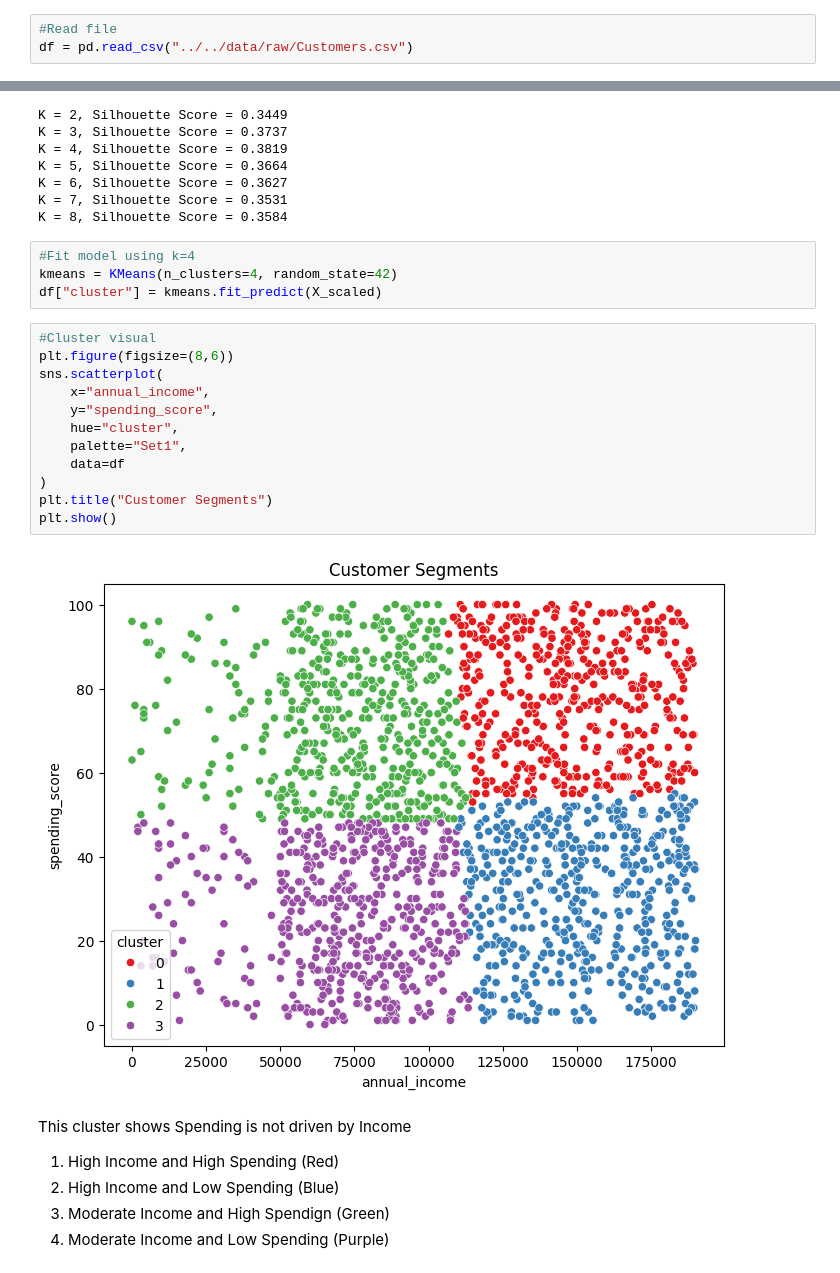
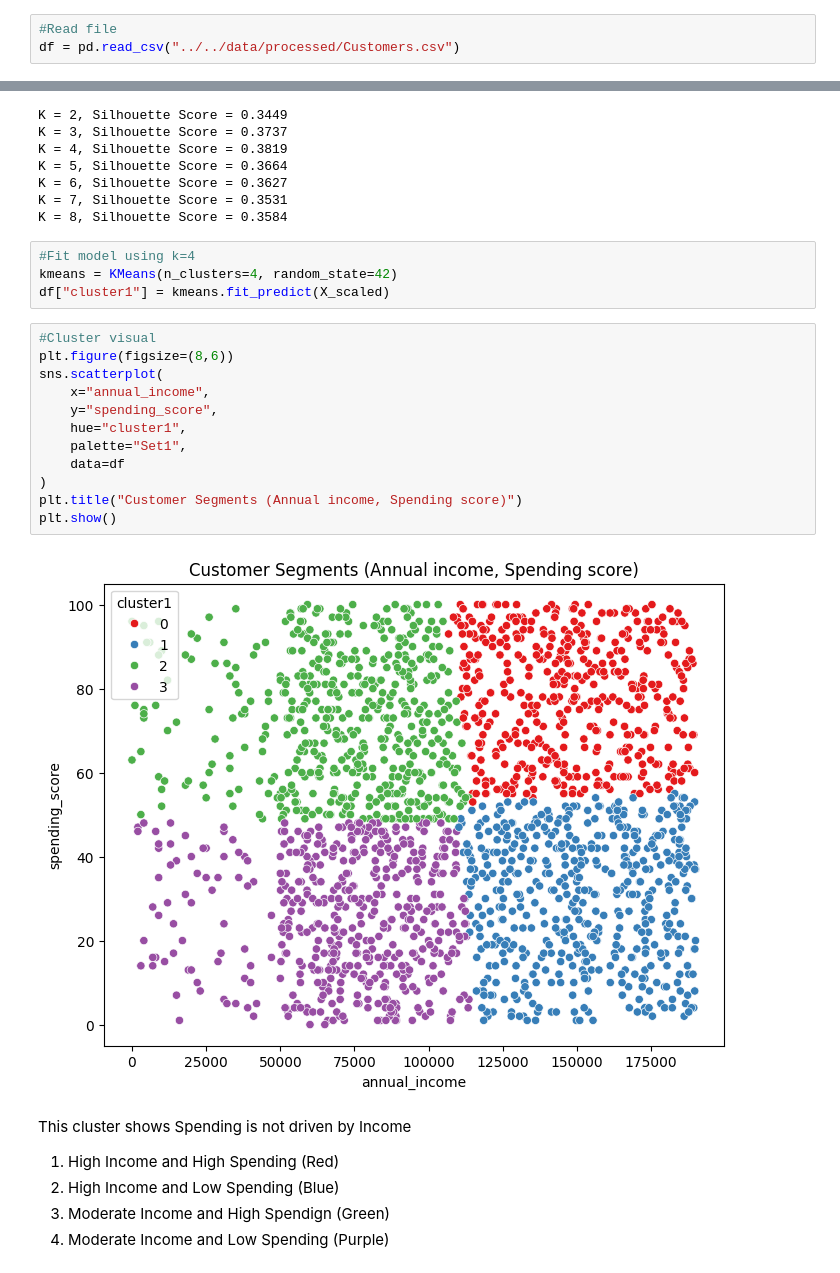
Before and after one commit to jay-ramani/predict_customer_spending_score, a Jupyter notebook: experiments/notebooks/03_clustering.ipynb, the cells around one changed output, grey strips where cells are left out. Drawn from its saved outputs; the diff is of its cells as text.

```diff
--- a/experiments/notebooks/03_clustering.ipynb
+++ b/experiments/notebooks/03_clustering.ipynb
@@ -7,7 +7,7 @@ import seaborn as sns
 import pandas as pd
 # %%
 #Read file
-df = pd.read_csv("../../data/raw/Customers.csv")
+df = pd.read_csv("../../data/processed/Customers.csv")
 # %%
 #Remove CustomerID from dataframe since no predictive power.  Renamed column names to snake case for easier reference in code
 df = df.drop(columns=["CustomerID"]).rename(
@@ -70,21 +70,21 @@ K = 8, Silhouette Score = 0.3584
 # %%
 #Fit model using k=4
 kmeans = KMeans(n_clusters=4, random_state=42)
-df["cluster"] = kmeans.fit_predict(X_scaled)
+df["cluster1"] = kmeans.fit_predict(X_scaled)
 # %%
 #Cluster visual
 plt.figure(figsize=(8,6))
 sns.scatterplot(
     x="annual_income",
     y="spending_score",
-    hue="cluster",
+    hue="cluster1",
     palette="Set1",
     data=df
 )
-plt.title("Customer Segments")
+plt.title("Customer Segments (Annual income, Spending score)")
 plt.show()
 # %% [output]
-[figure, old version]
+[figure, new version]
 # %% [markdown]
 This cluster shows Spending is not driven by Income
 1. High Income and High Spending (Red)
```
Also changed, not shown: parts of 13 cells of this notebook.
